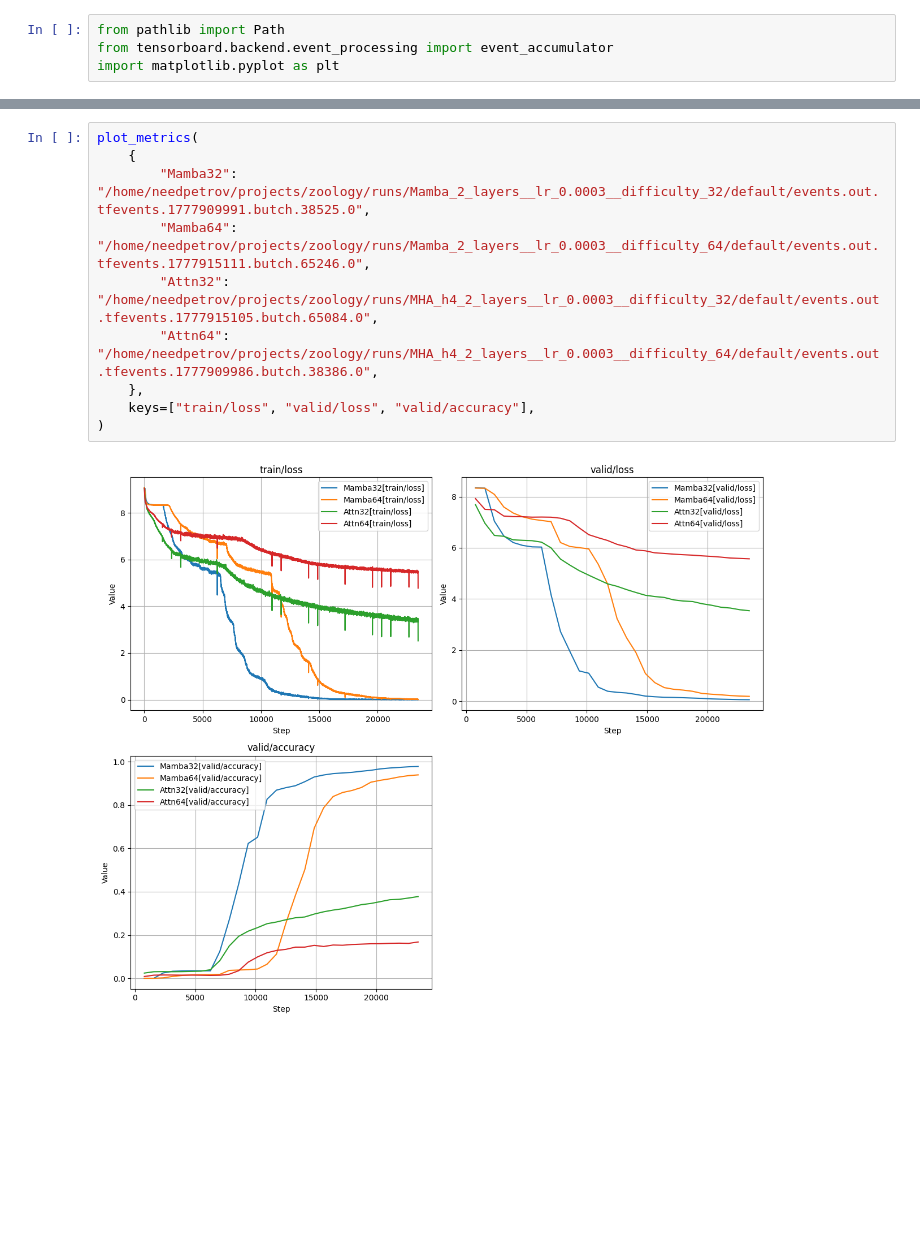
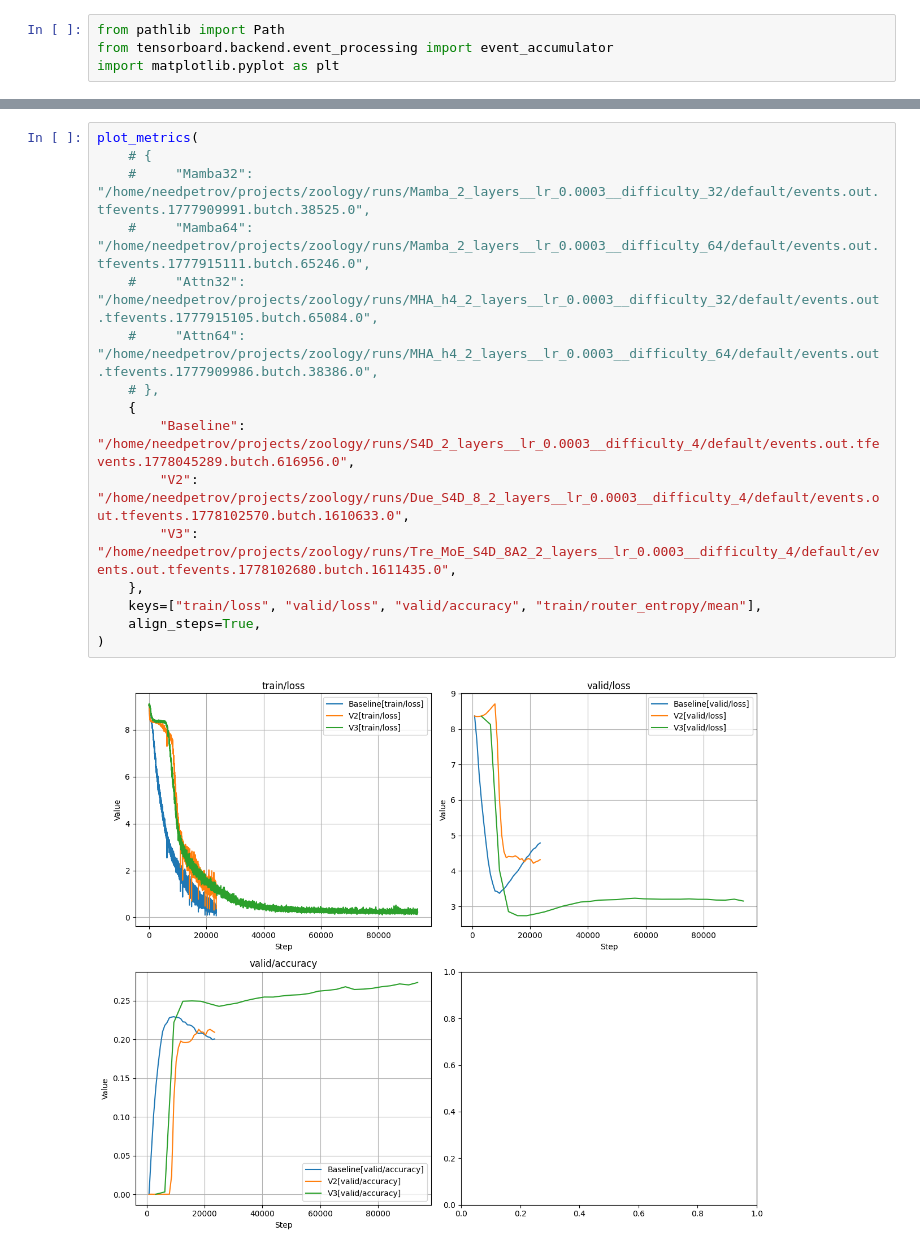
Before and after one commit to lpetrov02/S-FOURntastic, a Jupyter notebook: view_logs.ipynb, the cells around one changed output, grey strips where cells are left out. Drawn from its saved outputs; the diff is of its cells as text; blank space fills up the shorter version.

```diff
--- a/view_logs.ipynb
+++ b/view_logs.ipynb
@@ -41,13 +53,19 @@ def plot_metrics(paths, keys=["train/loss"]):
     plt.show()
 # %%
 plot_metrics(
+    # {
+    #     "Mamba32": "/home/needpetrov/projects/zoology/runs/Mamba_2_layers__lr_0.0003__difficulty_32/default/events.out.tfevents.1777909991.butch.38525.0",
+    #     "Mamba64": "/home/needpetrov/projects/zoology/runs/Mamba_2_layers__lr_0.0003__difficulty_64/default/events.out.tfevents.1777915111.butch.65246.0",
+    #     "Attn32": "/home/needpetrov/projects/zoology/runs/MHA_h4_2_layers__lr_0.0003__difficulty_32/default/events.out.tfevents.1777915105.butch.65084.0",
+    #     "Attn64": "/home/needpetrov/projects/zoology/runs/MHA_h4_2_layers__lr_0.0003__difficulty_64/default/events.out.tfevents.1777909986.butch.38386.0",
+    # },
     {
-        "Mamba32": "/home/needpetrov/projects/zoology/runs/Mamba_2_layers__lr_0.0003__difficulty_32/default/events.out.tfevents.1777909991.butch.38525.0",
-        "Mamba64": "/home/needpetrov/projects/zoology/runs/Mamba_2_layers__lr_0.0003__difficulty_64/default/events.out.tfevents.1777915111.butch.65246.0",
-        "Attn32": "/home/needpetrov/projects/zoology/runs/MHA_h4_2_layers__lr_0.0003__difficulty_32/default/events.out.tfevents.1777915105.butch.65084.0",
-        "Attn64": "/home/needpetrov/projects/zoology/runs/MHA_h4_2_layers__lr_0.0003__difficulty_64/default/events.out.tfevents.1777909986.butch.38386.0",
+        "Baseline": "/home/needpetrov/projects/zoology/runs/S4D_2_layers__lr_0.0003__difficulty_4/default/events.out.tfevents.1778045289.butch.616956.0",
+        "V2": "/home/needpetrov/projects/zoology/runs/Due_S4D_8_2_layers__lr_0.0003__difficulty_4/default/events.out.tfevents.1778102570.butch.1610633.0",
+        "V3": "/home/needpetrov/projects/zoology/runs/Tre_MoE_S4D_8A2_2_layers__lr_0.0003__difficulty_4/default/events.out.tfevents.1778102680.butch.1611435.0",
     },
-    keys=["train/loss", "valid/loss", "valid/accuracy"],
+    keys=["train/loss", "valid/loss", "valid/accuracy", "train/router_entropy/mean"],
+    align_steps=True,
 )
 # %% [output]
-[figure, old version]
+[figure, new version]
```
Also changed, not shown: parts of 1 cell of this notebook, 4 other files.
